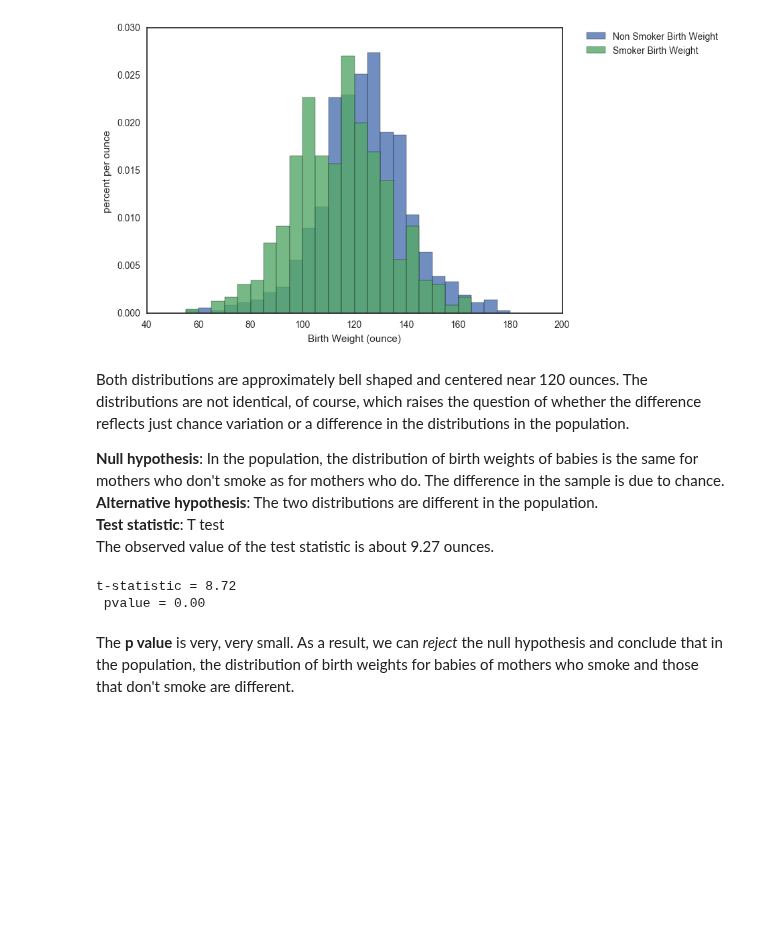
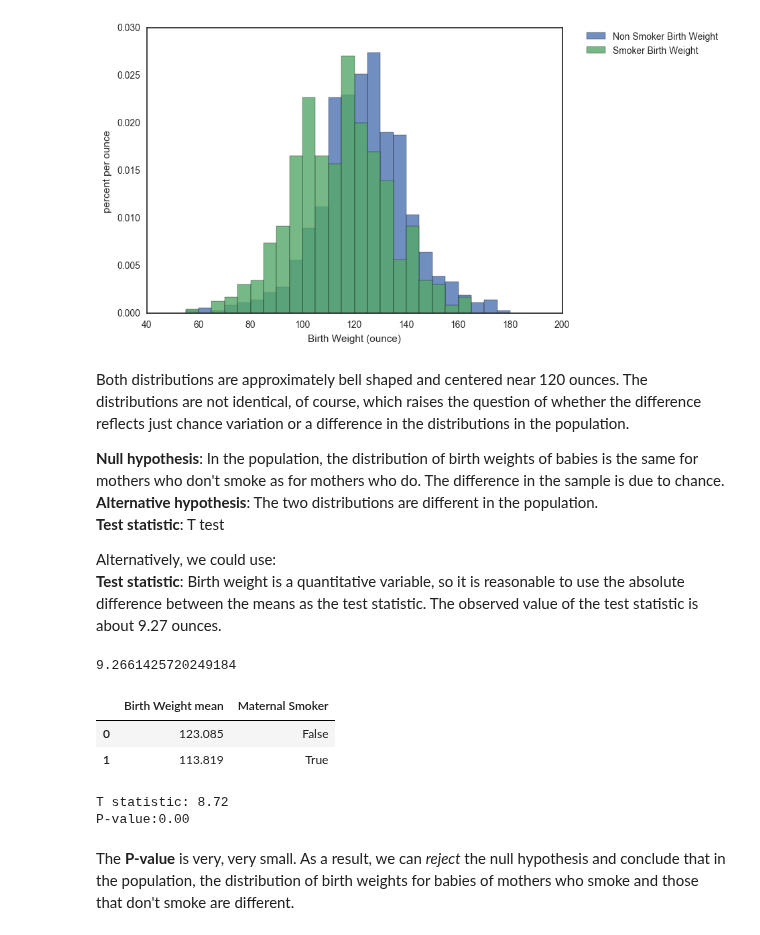
Before and after one commit to omoju/Fundamentals, a Jupyter notebook: Data/dataSampling_2.ipynb, the cells around one changed output. Drawn from its saved outputs; the diff is of its cells as text; code cells hidden in the pictures; blank space fills up the shorter version.

```diff
--- a/Data/dataSampling_2.ipynb
+++ b/Data/dataSampling_2.ipynb
@@ -129,4 +130,7 @@ Both distributions are approximately bell shaped and centered near 120 ounces. T
 **Null hypothesis**: In the population, the distribution of birth weights of babies is the same for mothers who don't smoke as for mothers who do. The difference in the sample is due to chance.
 **Alternative hypothesis**: The two distributions are different in the population.
 **Test statistic**: T test
+
+Alternatively, we could use:
+**Test statistic**: Birth weight is a quantitative variable, so it is reasonable to use the absolute difference between the means as the test statistic.
 The observed value of the test statistic is about 9.27 ounces.
@@ -135,11 +137,27 @@ from  scipy.stats import ttest_ind
 # %%
 a = df_non_smoker['Non Smoker Birth Weight'].values
 b = df_smoker['Smoker Birth Weight'].values
+# %%
+# difference in the means
+a.mean() - b.mean()
+# %% [output]
+9.2661425720249184
+# %%
+raw = {
+        'Maternal Smoker': [False, True],
+        'Birth Weight mean': [123.085, 113.819]
+}
+means_table = pd.DataFrame(raw)
+means_table
+# %% [output]
+|  | Birth Weight mean | Maternal Smoker |
+| 0 | 123.085 | False |
+| 1 | 113.819 | True |
 # %%
-statistic, pvalue = ttest_ind(a, b)
-print ('t-statistic = %.2f\n'%statistic,'pvalue = %.2f'%pvalue)
+statistic, pvalue = st.ttest_ind(a, b)
+print ('T statistic: %.2f'%statistic,'\nP-value:%.2f'%pvalue)
 # %% [output]
-t-statistic = 8.72
- pvalue = 0.00
+T statistic: 8.72
+P-value:0.00
 # %% [markdown]
-The **p value** is very, very small. As a result, we can *reject* the null hypothesis and conclude that in the population, the distribution of birth weights for babies of mothers who smoke and those that don't smoke are different.
+The **P-value** is very, very small. As a result, we can *reject* the null hypothesis and conclude that in the population, the distribution of birth weights for babies of mothers who smoke and those that don't smoke are different.
```
Also changed, not shown: parts of 9 cells of this notebook.
